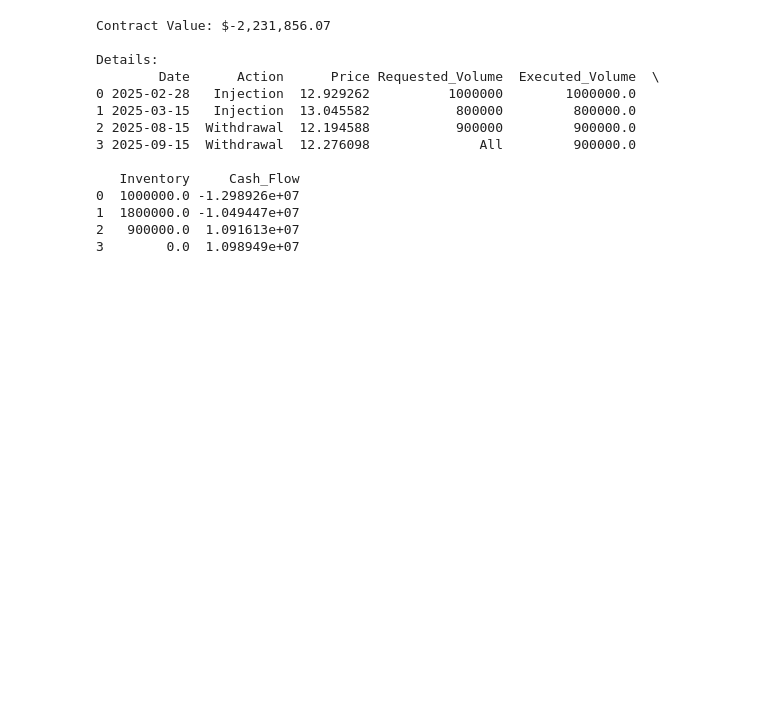
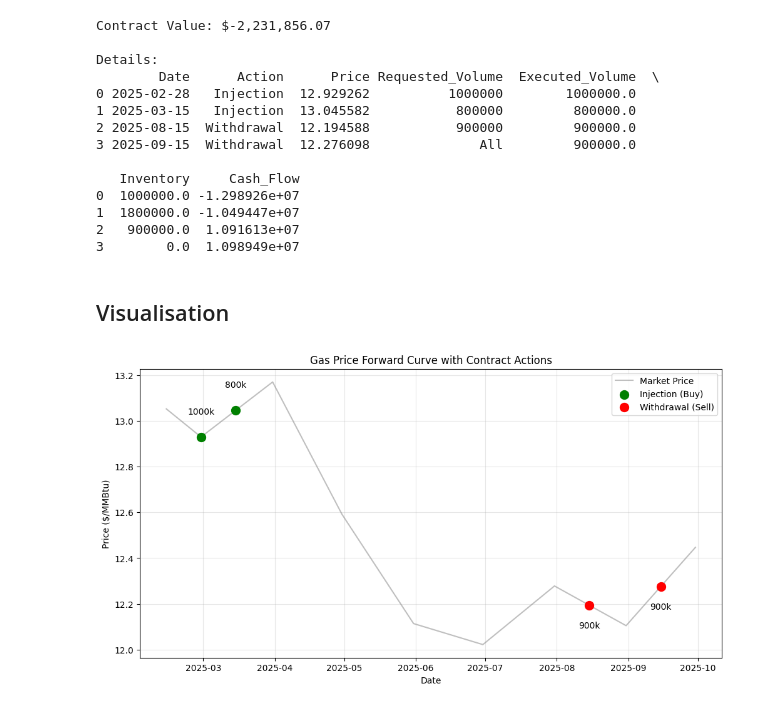
Before and after one commit to raz0208/Natural-Gas-Price-Interpolation-Forecasting, a Jupyter notebook: Task2/Natural_Gas_Storage_Contract_Pricing_Model.ipynb, the cells around one changed output. Drawn from its saved outputs; the diff is of its cells as text; code cells hidden in the pictures; blank space fills up the shorter version.

```diff
--- a/Task2/Natural_Gas_Storage_Contract_Pricing_Model.ipynb
+++ b/Task2/Natural_Gas_Storage_Contract_Pricing_Model.ipynb
@@ -303,3 +304,36 @@ Details:
 1  1800000.0 -1.049447e+07
 2   900000.0  1.091613e+07
 3        0.0  1.098949e+07
+# %% [markdown]
+## Visualisation
+# %%
+# Price Curve with Actions
+plt.figure(figsize=(12, 6))
+
+# Filter price curve to relevant range for better visibility
+plot_start = df_res['Date'].min() - pd.Timedelta(days=15)
+plot_end = df_res['Date'].max() + pd.Timedelta(days=15)
+mask = (daily_forward_curve.index >= plot_start) & (daily_forward_curve.index <= plot_end)
+subset_prices = daily_forward_curve.loc[mask]
+
+plt.plot(subset_prices.index, subset_prices['Prices'], label='Market Price', color='gray', alpha=0.5)
+
+# Add Actions
+injections = df_res[df_res['Action'] == 'Injection']
+withdrawals = df_res[df_res['Action'] == 'Withdrawal']
+
+plt.scatter(injections['Date'], injections['Price'], color='green', s=100, label='Injection (Buy)', zorder=5)
+plt.scatter(withdrawals['Date'], withdrawals['Price'], color='red', s=100, label='Withdrawal (Sell)', zorder=5)
+
+for _, row in df_res.iterrows():
+    offset = 0.1 if row['Action'] == 'Injection' else -0.1
+    plt.annotate(f"{row['Executed_Volume']/1000:.0f}k", (row['Date'], row['Price'] + offset), ha='center')
+
+plt.title('Gas Price Forward Curve with Contract Actions')
+plt.xlabel('Date')
+plt.ylabel('Price ($/MMBtu)')
+plt.legend()
+plt.grid(True, alpha=0.3)
+# plt.savefig('price_action_plot.png')
+# %% [output]
+[figure, added]
```
Also changed, not shown: parts of 4 cells of this notebook.
